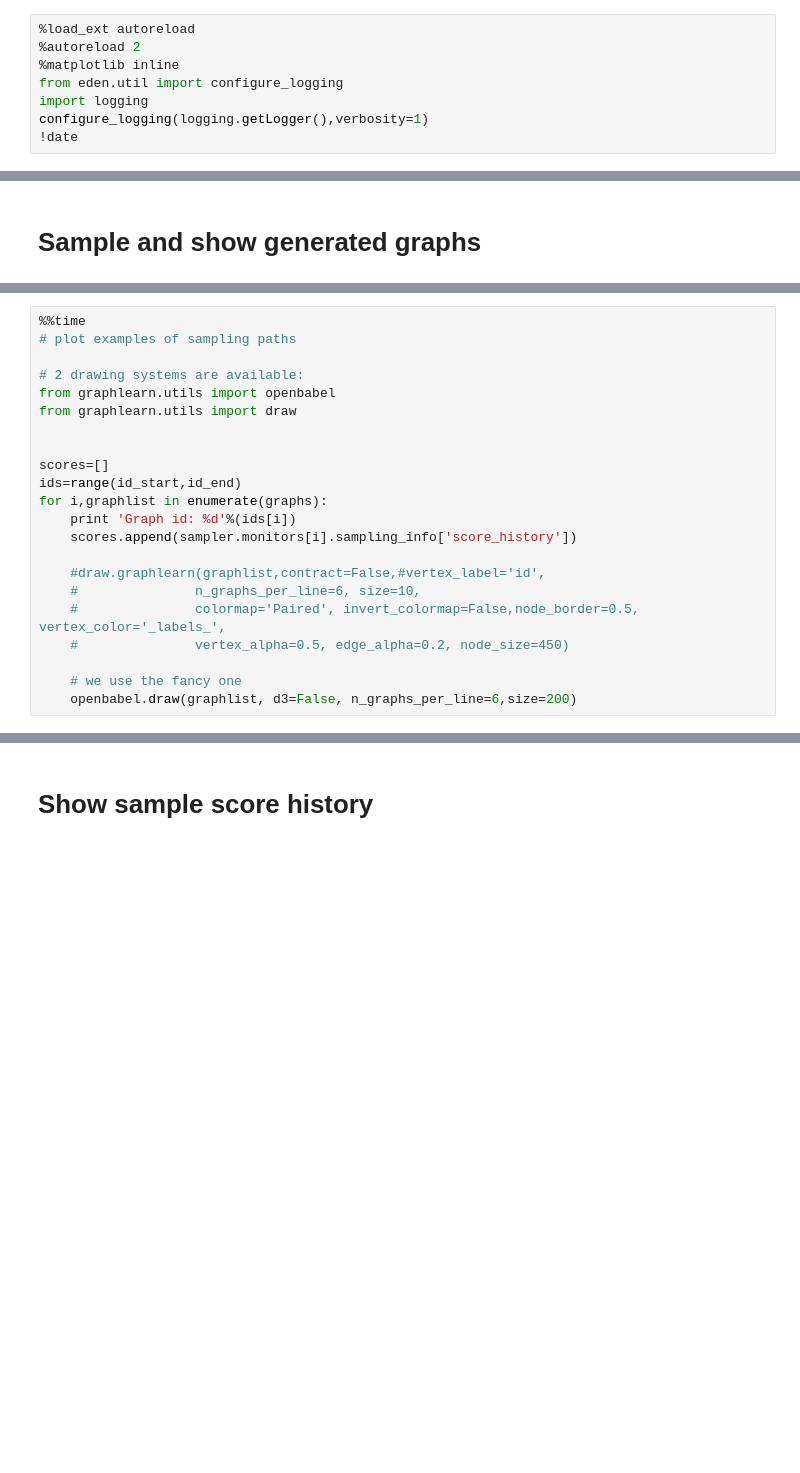
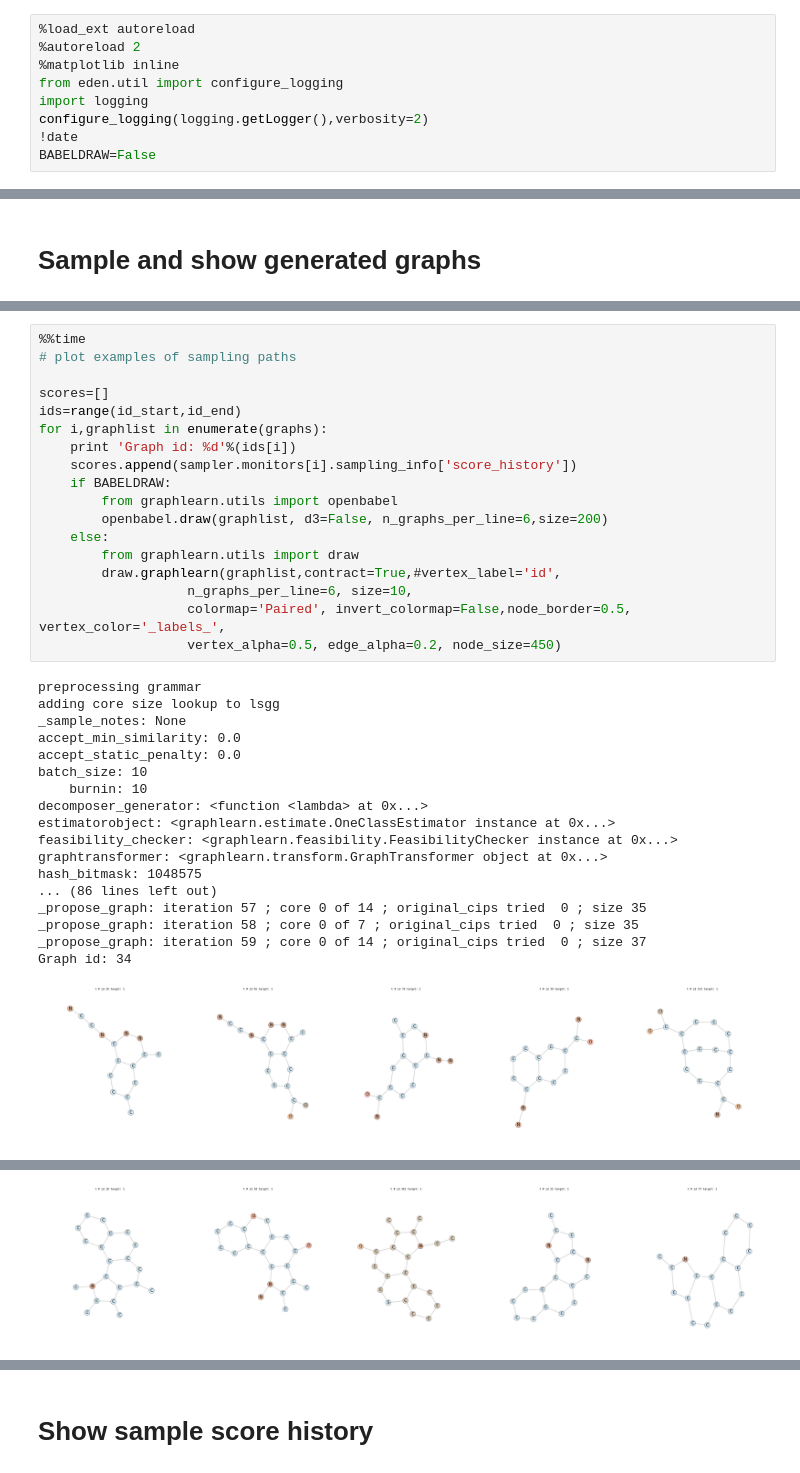
Before and after one commit to fabriziocosta/GraphLearn_examples, a Jupyter notebook: Sampling.ipynb, the cells around one changed output, grey strips where cells are left out. Cells and saved outputs as stored; diff of their text form; blank space fills up the shorter version.

```diff
--- a/Sampling.ipynb
+++ b/Sampling.ipynb
@@ -12,5 +12,6 @@ First we will fit a sampler and then we will generate new graphs :)
 %matplotlib inline
 from eden.util import configure_logging
 import logging
-configure_logging(logging.getLogger(),verbosity=1)
+configure_logging(logging.getLogger(),verbosity=2)
 !date
+BABELDRAW=False
@@ -93,22 +115,37 @@ graphs = sampler.sample(input_graphs,
 # %%
 %%time
 # plot examples of sampling paths
-
-# 2 drawing systems are available:
-from graphlearn.utils import openbabel
-from graphlearn.utils import draw
-
 
 scores=[]
 ids=range(id_start,id_end)
 for i,graphlist in enumerate(graphs):
     print 'Graph id: %d'%(ids[i])
     scores.append(sampler.monitors[i].sampling_info['score_history'])
-
-    #draw.graphlearn(graphlist,contract=False,#vertex_label='id',
-    #               n_graphs_per_line=6, size=10,
-    #               colormap='Paired', invert_colormap=False,node_border=0.5, vertex_color='_labels_',
-    #               vertex_alpha=0.5, edge_alpha=0.2, node_size=450)
-
-    # we use the fancy one
-    openbabel.draw(graphlist, d3=False, n_graphs_per_line=6,size=200)
+    if BABELDRAW:
+        from graphlearn.utils import openbabel
+        openbabel.draw(graphlist, d3=False, n_graphs_per_line=6,size=200)
+    else:
+        from graphlearn.utils import draw
+        draw.graphlearn(graphlist,contract=True,#vertex_label='id',
+                   n_graphs_per_line=6, size=10,
+                   colormap='Paired', invert_colormap=False,node_border=0.5, vertex_color='_labels_',
+                   vertex_alpha=0.5, edge_alpha=0.2, node_size=450)
+# %% [output]
+preprocessing grammar
+adding core size lookup to lsgg
+_sample_notes: None
+accept_min_similarity: 0.0
+accept_static_penalty: 0.0
+batch_size: 10
+    burnin: 10
+decomposer_generator: <function <lambda> at 0x...>
+estimatorobject: <graphlearn.estimate.OneClassEstimator instance at 0x...>
+feasibility_checker: <graphlearn.feasibility.FeasibilityChecker instance at 0x...>
+graphtransformer: <graphlearn.transform.GraphTransformer object at 0x...>
+hash_bitmask: 1048575
+... (86 lines left out)
+_propose_graph: iteration 57 ; core 0 of 14 ; original_cips tried  0 ; size 35
+_propose_graph: iteration 58 ; core 0 of 7 ; original_cips tried  0 ; size 35
+_propose_graph: iteration 59 ; core 0 of 14 ; original_cips tried  0 ; size 37
+Graph id: 34
+[figure, added]
@@ -114,0 +169 @@ for i,graphlist in enumerate(graphs):
+[figure, added]
```
Also changed, not shown: parts of 8 cells of this notebook, 7 other files.
